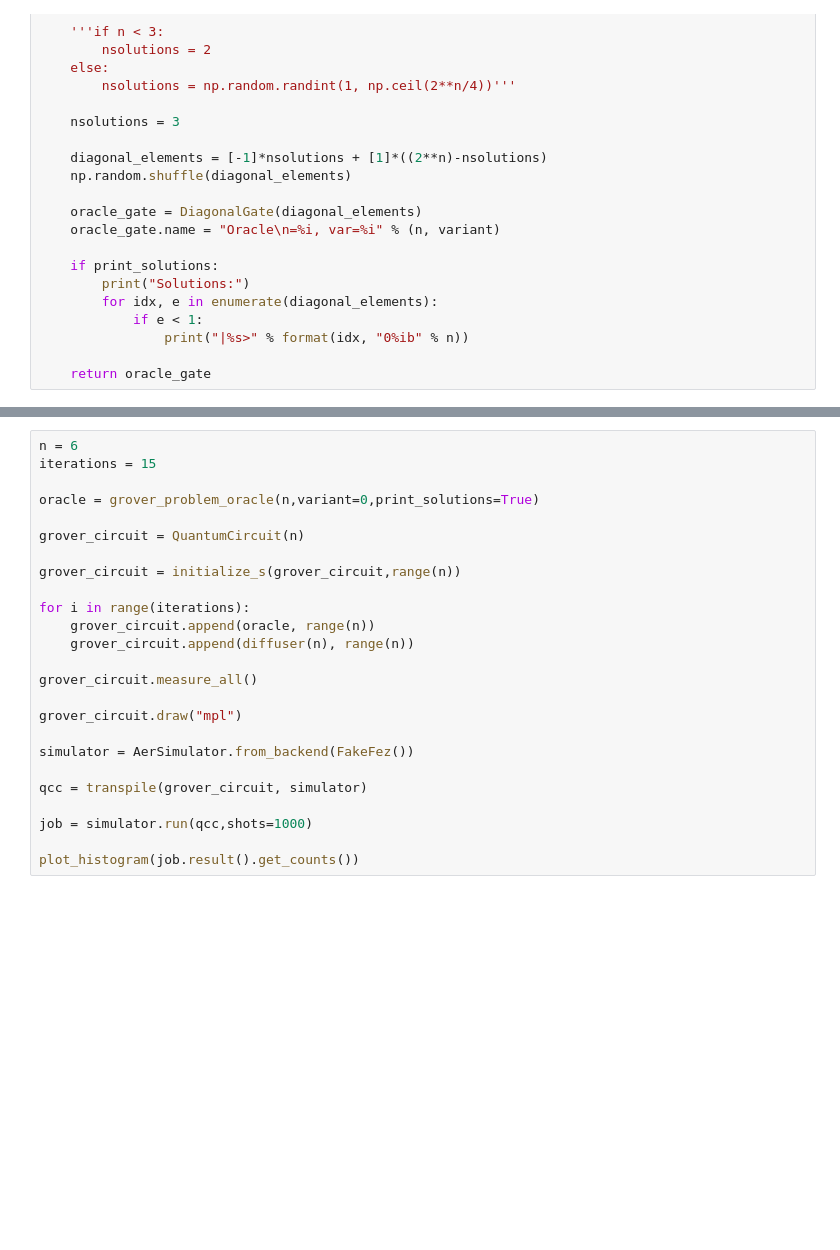
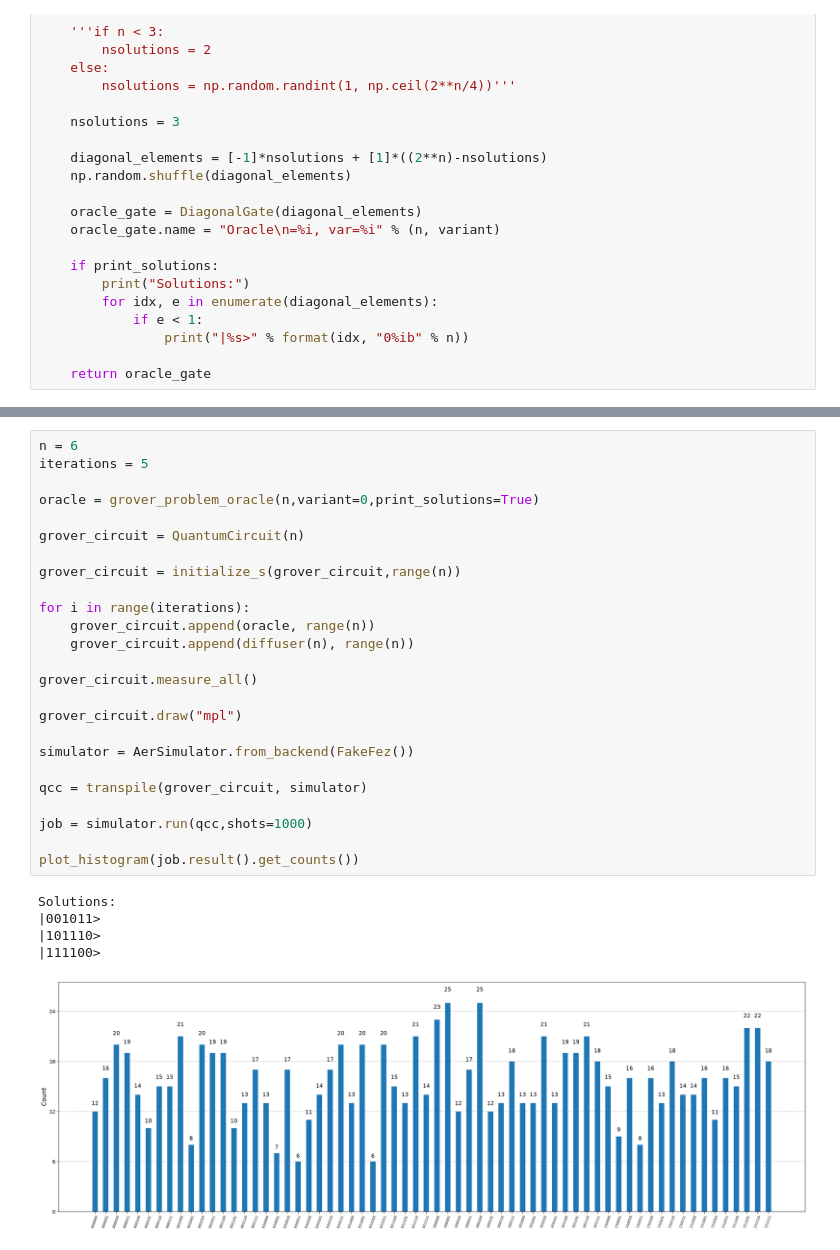
Before and after one commit to KingCobra021/Quantum-A1, a Jupyter notebook: A1.ipynb, the cells around one changed output, grey strips where cells are left out. Cells and saved outputs as stored; diff of their text form; blank space fills up the shorter version.

```diff
--- a/A1.ipynb
+++ b/A1.ipynb
@@ -568,25 +601,31 @@ plot_histogram(job.result().get_counts())
 # %%
 n = 6
-iterations = 15
+iterations = 5
 
 oracle = grover_problem_oracle(n,variant=0,print_solutions=True)
 
 grover_circuit = QuantumCircuit(n)
 
 grover_circuit = initialize_s(grover_circuit,range(n))
 
 for i in range(iterations):
     grover_circuit.append(oracle, range(n))
     grover_circuit.append(diffuser(n), range(n))
 
 grover_circuit.measure_all()
 
 grover_circuit.draw("mpl")
 
 simulator = AerSimulator.from_backend(FakeFez())
 
 qcc = transpile(grover_circuit, simulator)
 
 job = simulator.run(qcc,shots=1000)
 
 plot_histogram(job.result().get_counts())
+# %% [output]
+Solutions:
+|001011>
+|101110>
+|111100>
+[figure, added]
```
Also changed, not shown: parts of 12 cells of this notebook.
